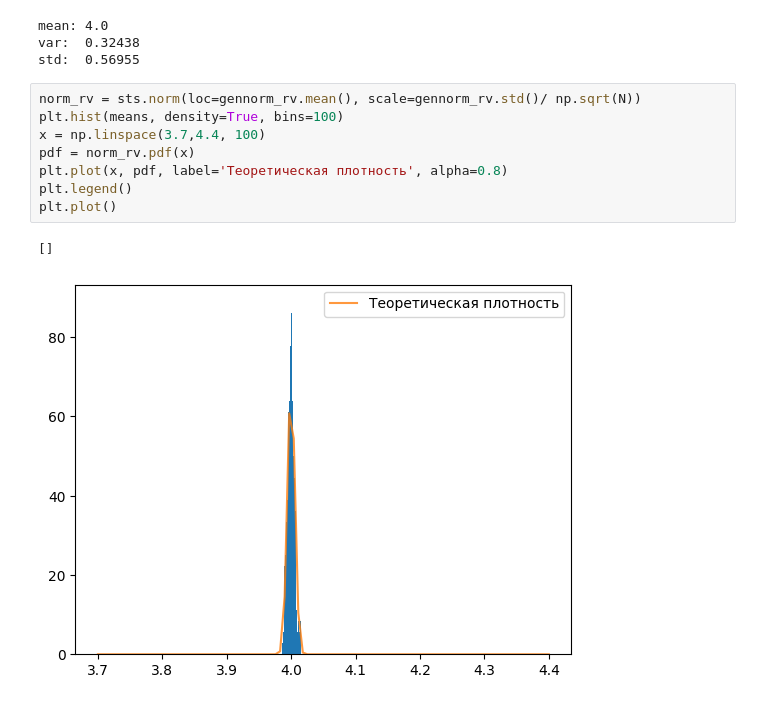
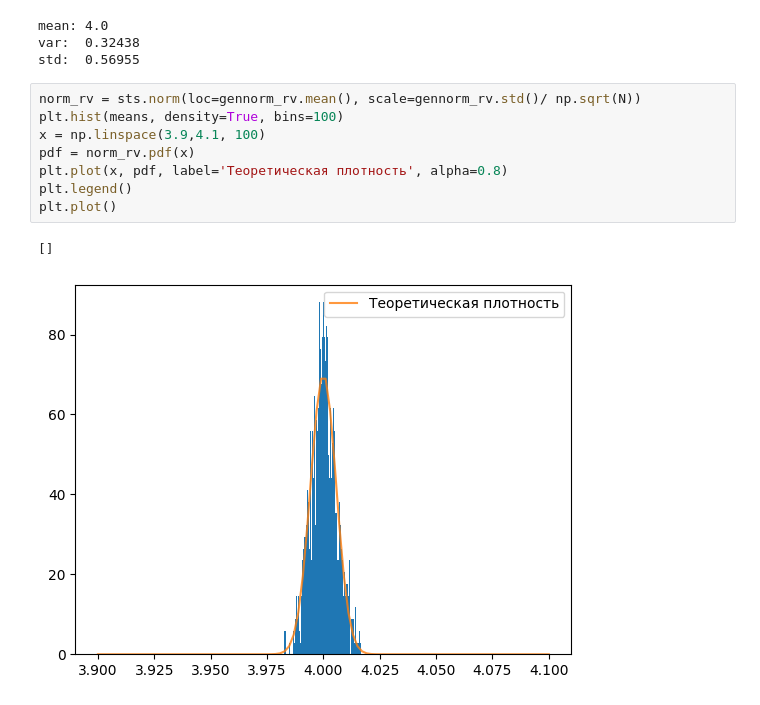
Before and after one commit to Kwaulere/Sber_DS, a Jupyter notebook: Home_work/Home_work_5.ipynb, the cells around one changed output. Cells and saved outputs as stored; diff of their text form.

```diff
--- a/Home_work/Home_work_5.ipynb
+++ b/Home_work/Home_work_5.ipynb
@@ -80,11 +81,11 @@ std:  0.56955
 # %%
 norm_rv = sts.norm(loc=gennorm_rv.mean(), scale=gennorm_rv.std()/ np.sqrt(N))
 plt.hist(means, density=True, bins=100)
-x = np.linspace(3.7,4.4, 100)
+x = np.linspace(3.9,4.1, 100)
 pdf = norm_rv.pdf(x)
 plt.plot(x, pdf, label='Теоретическая плотность', alpha=0.8)
 plt.legend()
 plt.plot()
 # %% [output]
 []
-[figure, old version]
+[figure, new version]
```
Also changed, not shown: parts of 13 cells of this notebook.
